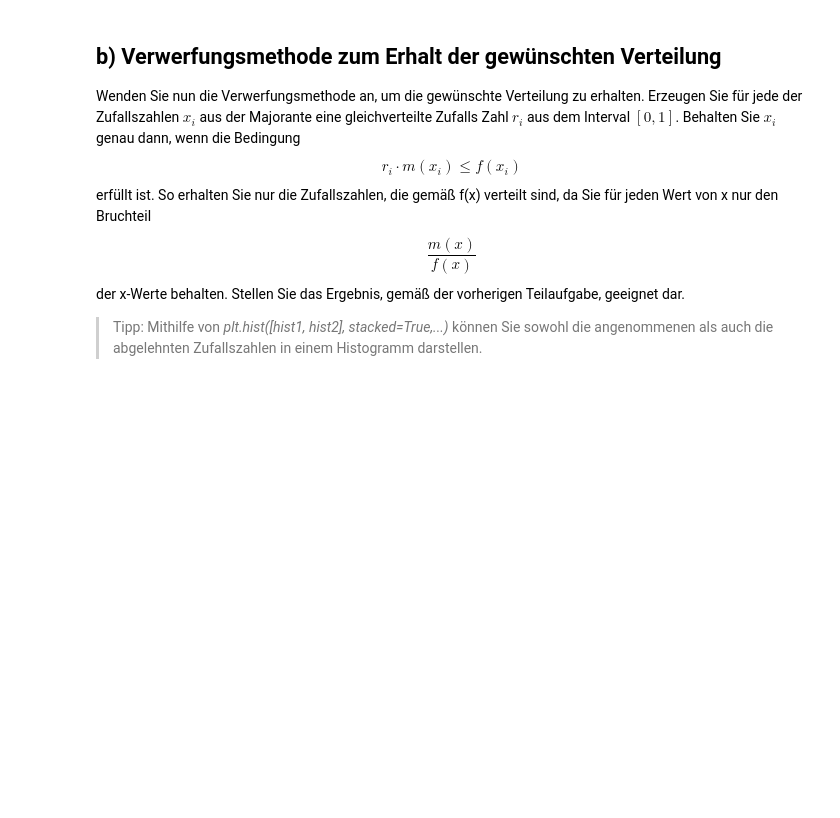
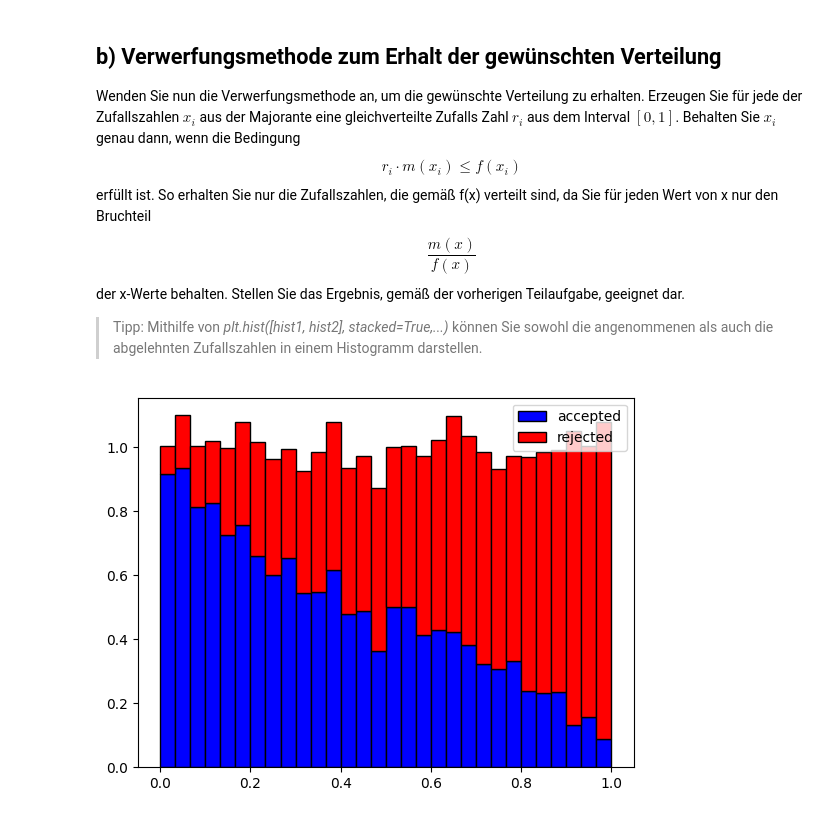
Before and after one commit to Jay-M1/Statistical_Data_Science, a Jupyter notebook: Blatt02.ipynb, the cells around one changed output. Saved outputs shown, nothing was run; the diff lists cells and outputs as text; code cells hidden in the pictures; blank space fills up the shorter version.

```diff
--- a/Blatt02.ipynb
+++ b/Blatt02.ipynb
@@ -340,0 +333,23 @@ der x-Werte behalten. Stellen Sie das Ergebnis, gemäß der vorherigen Teilaufga
+# %%
+# sample 2nd set of random numbers for accept-reject-method
+np.random.seed(4)
+r = np.random.rand(len(sample))
+accepted = []
+rejected = []
+
+for i in range(len(r)):
+    if r[i] * m(sample[i]) <= f(sample[i]):
+        accepted.append(r[i])
+    else:
+        rejected.append(r[i])
+
+
+# accept-reject-method
+
+
+# plot functions and random numbers
+
+_ = plt.hist([accepted, rejected], bins=30, density=True, label=['accepted', 'rejected'], color=['blue', 'red'], histtype='barstacked', ec='black')  # plot histogramm
+_ = plt.legend()
+# %% [output]
+[figure, added]
```
Also changed, not shown: parts of 1 cell of this notebook.
